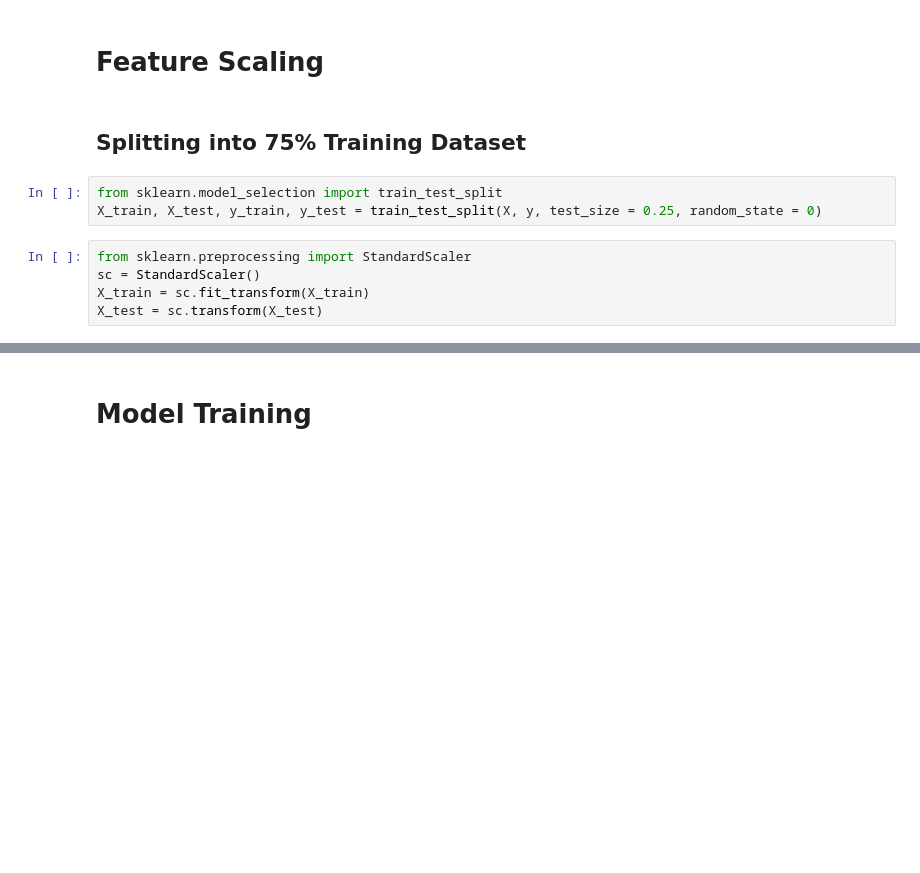
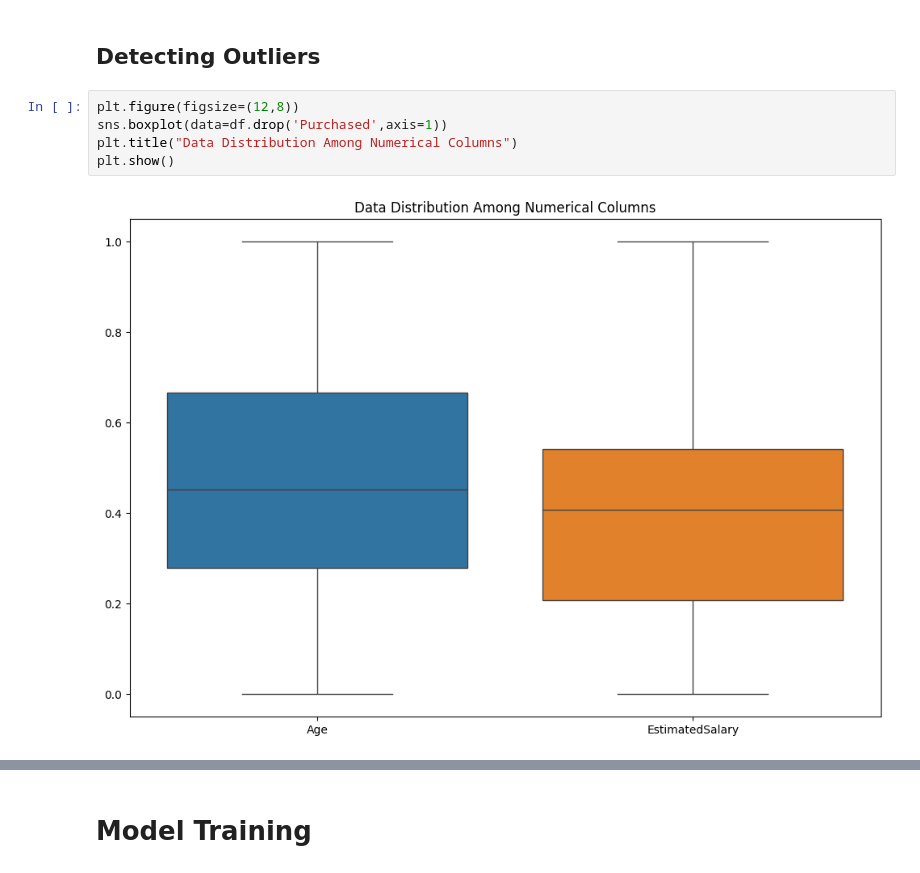
Before and after one commit to KarunyaChavan/TE_SEM_VI, a Jupyter notebook: DSBDA/DSBDA_LA5.ipynb, the cells around one changed output, grey strips where cells are left out. Drawn from its saved outputs; the diff is of its cells as text; blank space fills up the shorter version.

```diff
--- a/DSBDA/DSBDA_LA5.ipynb
+++ b/DSBDA/DSBDA_LA5.ipynb
@@ -76,12 +172,9 @@ y = df.iloc[:, -1].values
-# %% [markdown]
-# Feature Scaling
-# %% [markdown]
-## Splitting into 75% Training Dataset
-# %%
-from sklearn.model_selection import train_test_split
-X_train, X_test, y_train, y_test = train_test_split(X, y, test_size = 0.25, random_state = 0)
-# %%
-from sklearn.preprocessing import StandardScaler
-sc = StandardScaler()
-X_train = sc.fit_transform(X_train)
-X_test = sc.transform(X_test)
+# %% [markdown]
+## Detecting Outliers
+# %%
+plt.figure(figsize=(12,8))
+sns.boxplot(data=df.drop('Purchased',axis=1))
+plt.title("Data Distribution Among Numerical Columns")
+plt.show()
+# %% [output]
+[figure, added]
```
Also changed, not shown: parts of 72 cells of this notebook, 16 other files.
